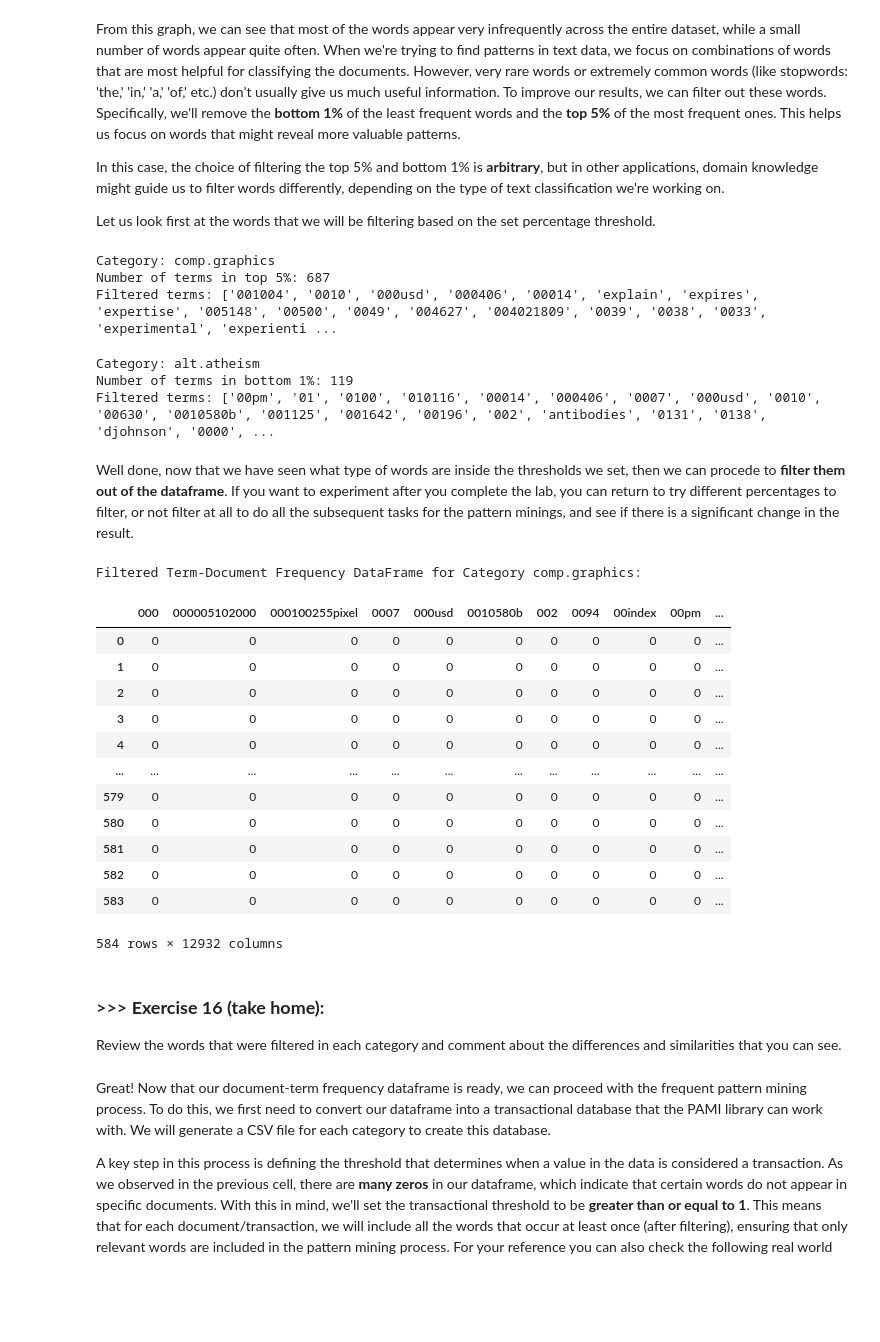
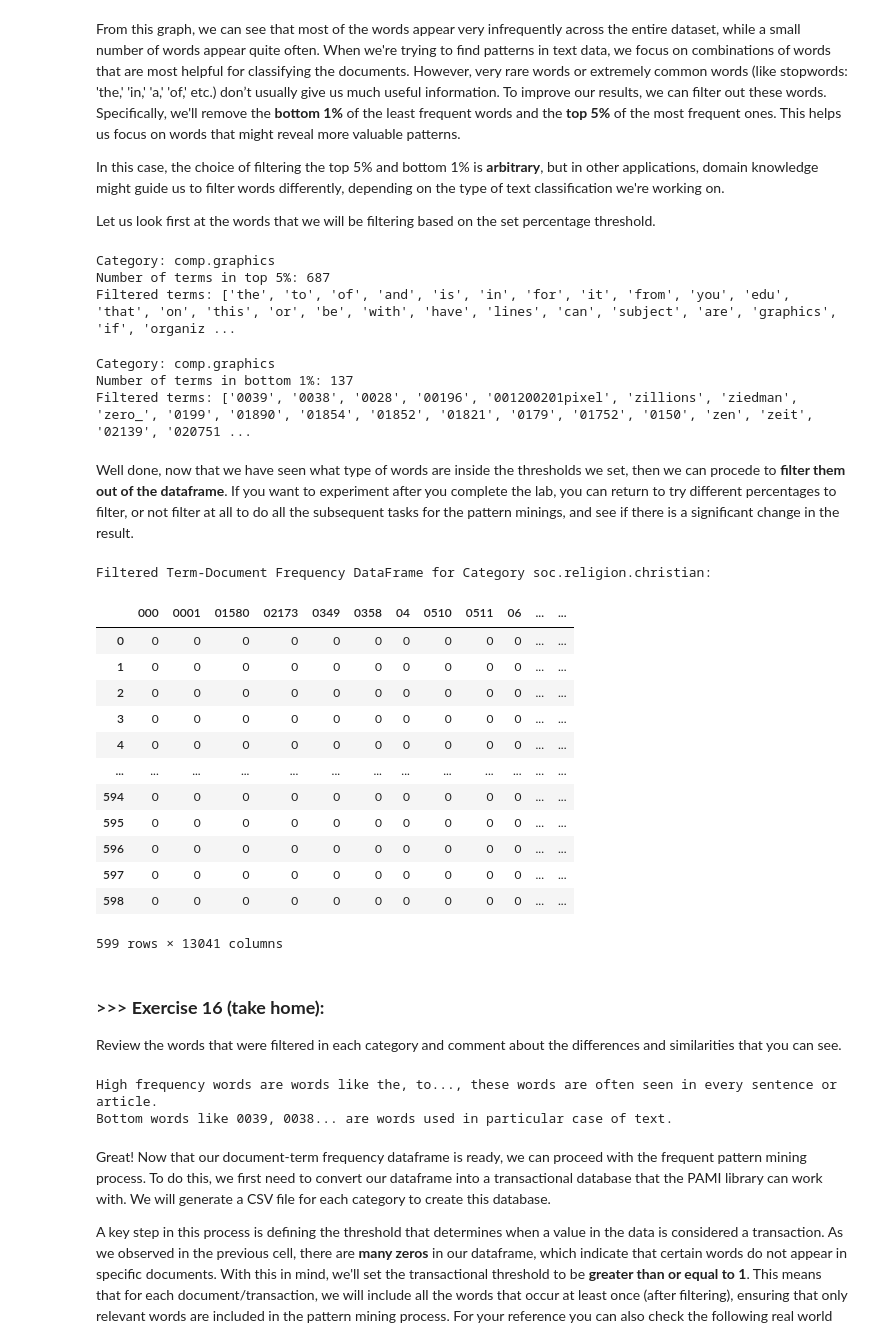
Before and after one commit to hhhwei23/DM2024-Lab1-Master, a Jupyter notebook: DM2024-Lab1-Master.ipynb, the cells around one changed output. Cells and saved outputs as stored; diff of their text form; code cells hidden in the pictures; blank space fills up the shorter version.

```diff
--- a/DM2024-Lab1-Master.ipynb
+++ b/DM2024-Lab1-Master.ipynb
@@ -1539,7 +1563,7 @@ category_number=0 #You can change it from 0 to 3
 word_counts = term_document_dfs[categories[category_number]].sum(axis=0).to_numpy()
 
 # Sort the term frequencies in descending order
-sorted_indices = np.argsort(word_counts)  # Get indices of sorted frequencies
+sorted_indices = np.argsort(word_counts)[::-1]  # Get indices of sorted frequencies
 sorted_counts = np.sort(word_counts)[::-1]  # Sort frequencies in descending order
 
 # Calculate the index corresponding to the top 5% most frequent terms
@@ -1550,7 +1574,7 @@ top_5_percent_index = int(0.05 * total_terms)
 top_5_percent_indices = sorted_indices[:top_5_percent_index]
 
 # Filter terms that belong to the top 5% based on their rank
-filtered_words = [count_vect.get_feature_names_out()[i] for i in top_5_percent_indices]
+filtered_words = [term_document_dfs[categories[category_number]].iloc[:, i].name for i in top_5_percent_indices]
 
 print(f"Category: {categories[category_number]}")
 print(f"Number of terms in top 5%: {top_5_percent_index}")
@@ -1558,9 +1582,9 @@ print(f"Filtered terms: {filtered_words}")
 # %% [output]
 Category: comp.graphics
 Number of terms in top 5%: 687
-Filtered terms: ['001004', '0010', '000usd', '000406', '00014', 'explain', 'expires', 'expertise', '005148', '00500', '0049', '004627', '004021809', '0039', '0038', '0033', 'experimental', 'experienti ...
+Filtered terms: ['the', 'to', 'of', 'and', 'is', 'in', 'for', 'it', 'from', 'you', 'edu', 'that', 'on', 'this', 'or', 'be', 'with', 'have', 'lines', 'can', 'subject', 'are', 'graphics', 'if', 'organiz ...
 # %%
-category_number=3 #You can change it from 0 to 3
+category_number=0 #You can change it from 0 to 3
 word_counts = term_document_dfs[categories[category_number]].sum(axis=0).to_numpy()
 
 # Sort the term frequencies in ascending order and get sorted indices
@@ -1575,63 +1599,63 @@ bottom_1_percent_index = int(0.01 * total_terms)
 bottom_1_percent_indices = sorted_indices[:bottom_1_percent_index]
 
 # Filter terms that belong to the bottom 1% based on their rank
-filtered_words = [count_vect.get_feature_names_out()[i] for i in bottom_1_percent_indices]
+filtered_words = [term_document_dfs[categories[category_number]].iloc[:, i].name for i in bottom_1_percent_indices]
 
 print(f"Category: {categories[category_number]}")
 print(f"Number of terms in bottom 1%: {bottom_1_percent_index}")
 print(f"Filtered terms: {filtered_words}")
 # %% [output]
-Category: alt.atheism
-Number of terms in bottom 1%: 119
-Filtered terms: ['00pm', '01', '0100', '010116', '00014', '000406', '0007', '000usd', '0010', '00630', '0010580b', '001125', '001642', '00196', '002', 'antibodies', '0131', '0138', 'djohnson', '0000', ...
+Category: comp.graphics
+Number of terms in bottom 1%: 137
+Filtered terms: ['0039', '0038', '0028', '00196', '001200201pixel', 'zillions', 'ziedman', 'zero_', '0199', '01890', '01854', '01852', '01821', '0179', '01752', '0150', 'zen', 'zeit', '02139', '020751 ...
 # %% [markdown]
 Well done, now that we have seen what type of words are inside the thresholds we set, then we can procede to **filter them out of the dataframe**. If you want to experiment after you complete the lab, you can return to try different percentages to filter, or not filter at all to do all the subsequent tasks for the pattern minings, and see if there is a significant change in the result.
 # %%
-category_number=0 #You can change it from 0 to 3
+category_number=1 #You can change it from 0 to 3
 
 # Filter the bottom 1% and top 5% words based on their sum across all documents
 def filter_top_bottom_words_by_sum(term_document_df, top_percent=0.05, bottom_percent=0.01):
     # Calculate the sum of each word across all documents
     word_sums = term_document_df.sum(axis=0)
 
     # Sort the words by their total sum
     sorted_words = word_sums.sort_values()
 
     # Calculate the number of words to remove
     total_words = len(sorted_words)
     top_n = int(top_percent * total_words)
     bottom_n = int(bottom_percent * total_words)
 
     # Get the words to remove from the top 5% and bottom 1%
     words_to_remove = pd.concat([sorted_words.head(bottom_n), sorted_words.tail(top_n)]).index
 
     # Return the DataFrame without the filtered words
     return term_document_df.drop(columns=words_to_remove)
 
 # Apply the filtering function to each category
 filtered_term_document_dfs = {}
 
 for category in categories:
     filtered_term_document_dfs[category] = filter_top_bottom_words_by_sum(term_document_dfs[category])
 term_document_dfs=filtered_term_document_dfs
 # Example: Display the filtered DataFrame for one of the categories
 print(f"Filtered Term-Document Frequency DataFrame for Category {categories[category_number]}:")
 filtered_term_document_dfs[categories[category_number]]
 # %% [output]
-Filtered Term-Document Frequency DataFrame for Category comp.graphics:
+Filtered Term-Document Frequency DataFrame for Category soc.religion.christian:
-|  | 000 | 000005102000 | 000100255pixel | 0007 | 000usd | 0010580b | 002 | 0094 | 00index | 00pm | ... |
-| 0 | 0 | 0 | 0 | 0 | 0 | 0 | 0 | 0 | 0 | 0 | ... |
-| 1 | 0 | 0 | 0 | 0 | 0 | 0 | 0 | 0 | 0 | 0 | ... |
-| 2 | 0 | 0 | 0 | 0 | 0 | 0 | 0 | 0 | 0 | 0 | ... |
-| 3 | 0 | 0 | 0 | 0 | 0 | 0 | 0 | 0 | 0 | 0 | ... |
-| 4 | 0 | 0 | 0 | 0 | 0 | 0 | 0 | 0 | 0 | 0 | ... |
-| ... | ... | ... | ... | ... | ... | ... | ... | ... | ... | ... | ... |
-| 579 | 0 | 0 | 0 | 0 | 0 | 0 | 0 | 0 | 0 | 0 | ... |
-| 580 | 0 | 0 | 0 | 0 | 0 | 0 | 0 | 0 | 0 | 0 | ... |
-| 581 | 0 | 0 | 0 | 0 | 0 | 0 | 0 | 0 | 0 | 0 | ... |
-| 582 | 0 | 0 | 0 | 0 | 0 | 0 | 0 | 0 | 0 | 0 | ... |
-| 583 | 0 | 0 | 0 | 0 | 0 | 0 | 0 | 0 | 0 | 0 | ... |
+|  | 000 | 0001 | 01580 | 02173 | 0349 | 0358 | 04 | 0510 | 0511 | 06 | ... | ... |
+| 0 | 0 | 0 | 0 | 0 | 0 | 0 | 0 | 0 | 0 | 0 | ... | ... |
+| 1 | 0 | 0 | 0 | 0 | 0 | 0 | 0 | 0 | 0 | 0 | ... | ... |
+| 2 | 0 | 0 | 0 | 0 | 0 | 0 | 0 | 0 | 0 | 0 | ... | ... |
+| 3 | 0 | 0 | 0 | 0 | 0 | 0 | 0 | 0 | 0 | 0 | ... | ... |
+| 4 | 0 | 0 | 0 | 0 | 0 | 0 | 0 | 0 | 0 | 0 | ... | ... |
+| ... | ... | ... | ... | ... | ... | ... | ... | ... | ... | ... | ... | ... |
+| 594 | 0 | 0 | 0 | 0 | 0 | 0 | 0 | 0 | 0 | 0 | ... | ... |
+| 595 | 0 | 0 | 0 | 0 | 0 | 0 | 0 | 0 | 0 | 0 | ... | ... |
+| 596 | 0 | 0 | 0 | 0 | 0 | 0 | 0 | 0 | 0 | 0 | ... | ... |
+| 597 | 0 | 0 | 0 | 0 | 0 | 0 | 0 | 0 | 0 | 0 | ... | ... |
+| 598 | 0 | 0 | 0 | 0 | 0 | 0 | 0 | 0 | 0 | 0 | ... | ... |
-584 rows × 12932 columns
+599 rows × 13041 columns
 # %% [markdown]
 ### >>> **Exercise 16 (take home):**
 Review the words that were filtered in each category and comment about the differences and similarities that you can see.
@@ -1640,3 +1662,12 @@ Review the words that were filtered in each category and comment about the diffe
+# %%
+# Answer here
+print(
+    "High frequency words are words like the, to..., these words are often seen in every sentence or article.\n"
+    "Bottom words like 0039, 0038... are words used in particular case of text."
+)
+# %% [output]
+High frequency words are words like the, to..., these words are often seen in every sentence or article.
+Bottom words like 0039, 0038... are words used in particular case of text.
 # %% [markdown]
 Great! Now that our document-term frequency dataframe is ready, we can proceed with the frequent pattern mining process. To do this, we first need to convert our dataframe into a transactional database that the PAMI library can work with. We will generate a CSV file for each category to create this database.
 
```
Also changed, not shown: parts of 29 cells of this notebook, 3 other files.
